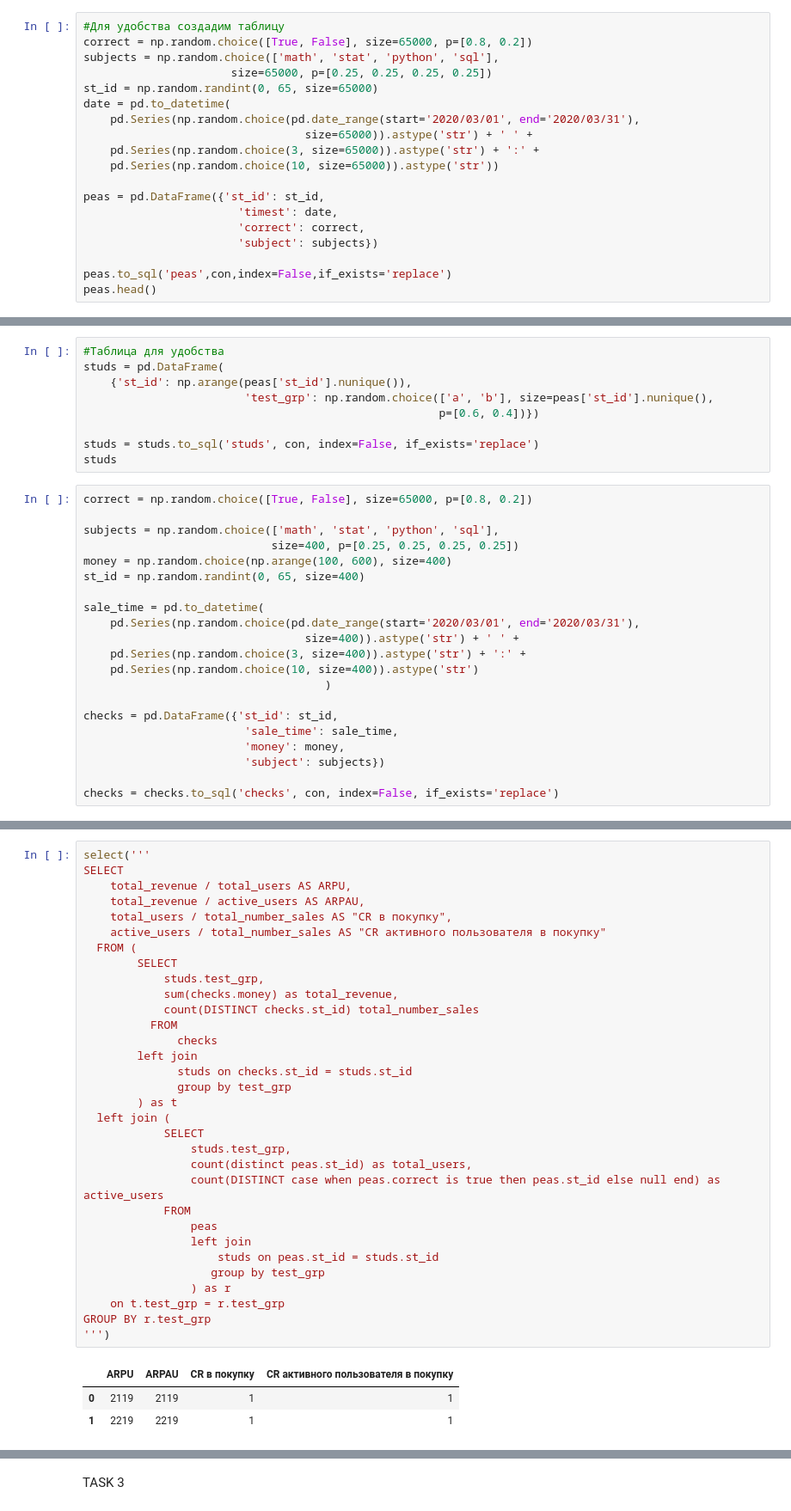
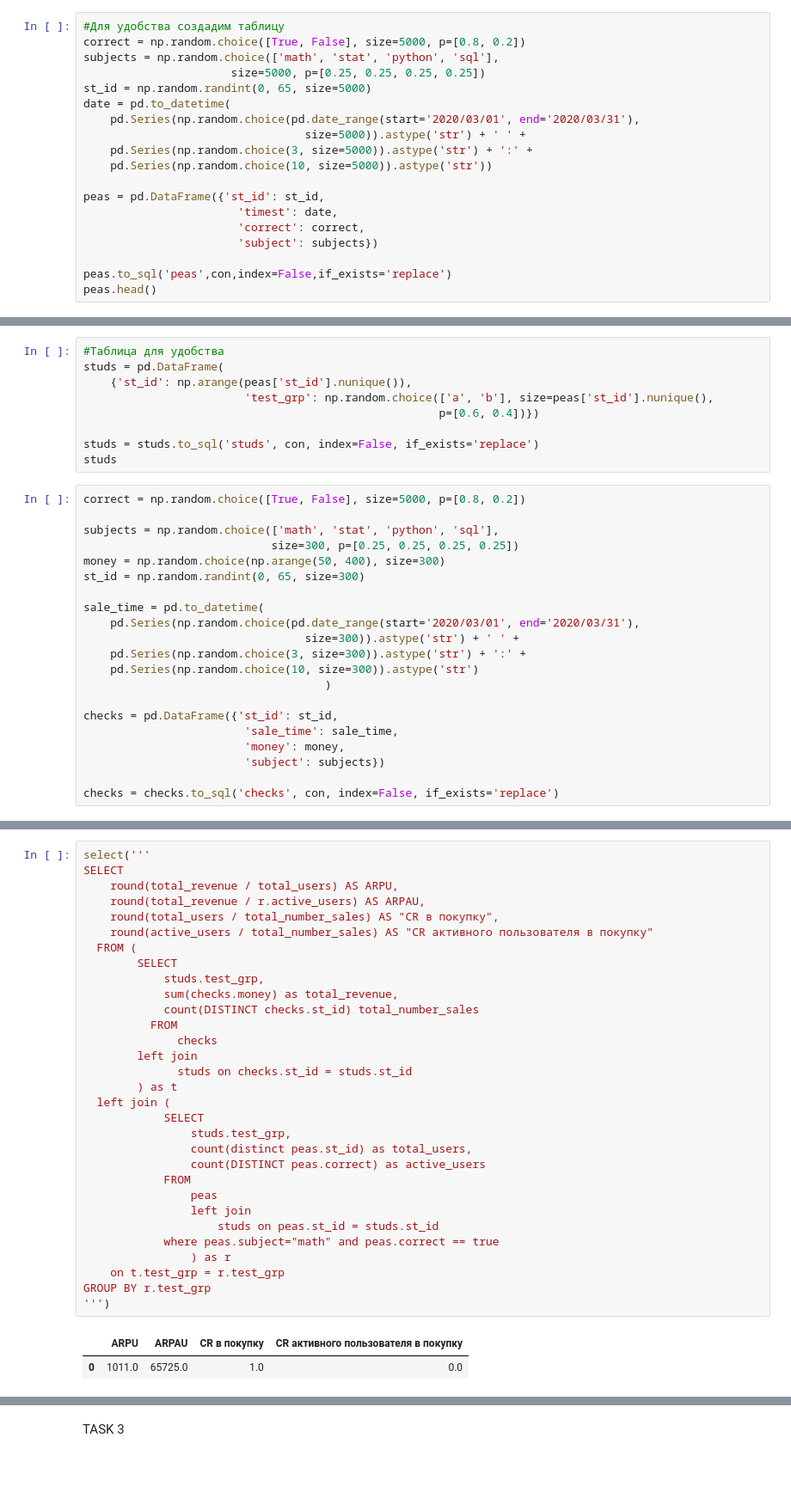
Before and after one commit to Graffeev/k.c_final_project, a Jupyter notebook: final_project.ipynb, the cells around one changed output, grey strips where cells are left out. Shown: that part at 86% size. Cells and saved outputs as stored; diff of their text form; blank space fills up the shorter version.

```diff
--- a/final_project.ipynb
+++ b/final_project.ipynb
@@ -211,15 +213,15 @@ def select(sql):
 Назовём очень усердным учеником того пользователя, который хотя бы раз за текущий месяц правильно решил 20 горошин за час.
 # %%
 #Для удобства создадим таблицу
-correct = np.random.choice([True, False], size=65000, p=[0.8, 0.2])
+correct = np.random.choice([True, False], size=5000, p=[0.8, 0.2])
 subjects = np.random.choice(['math', 'stat', 'python', 'sql'],
-                      size=65000, p=[0.25, 0.25, 0.25, 0.25])
-st_id = np.random.randint(0, 65, size=65000)
+                      size=5000, p=[0.25, 0.25, 0.25, 0.25])
+st_id = np.random.randint(0, 65, size=5000)
 date = pd.to_datetime(
     pd.Series(np.random.choice(pd.date_range(start='2020/03/01', end='2020/03/31'),
-                                 size=65000)).astype('str') + ' ' +
-    pd.Series(np.random.choice(3, size=65000)).astype('str') + ':' +
-    pd.Series(np.random.choice(10, size=65000)).astype('str'))
+                                 size=5000)).astype('str') + ' ' +
+    pd.Series(np.random.choice(3, size=5000)).astype('str') + ':' +
+    pd.Series(np.random.choice(10, size=5000)).astype('str'))
 
 peas = pd.DataFrame({'st_id': st_id,
                        'timest': date,
@@ -276,18 +284,18 @@ studs = pd.DataFrame(
 studs = studs.to_sql('studs', con, index=False, if_exists='replace')
 studs
 # %%
-correct = np.random.choice([True, False], size=65000, p=[0.8, 0.2])
+correct = np.random.choice([True, False], size=5000, p=[0.8, 0.2])
 
 subjects = np.random.choice(['math', 'stat', 'python', 'sql'],
-                            size=400, p=[0.25, 0.25, 0.25, 0.25])
-money = np.random.choice(np.arange(100, 600), size=400)
-st_id = np.random.randint(0, 65, size=400)
+                            size=300, p=[0.25, 0.25, 0.25, 0.25])
+money = np.random.choice(np.arange(50, 400), size=300)
+st_id = np.random.randint(0, 65, size=300)
 
 sale_time = pd.to_datetime(
     pd.Series(np.random.choice(pd.date_range(start='2020/03/01', end='2020/03/31'),
-                                 size=400)).astype('str') + ' ' +
-    pd.Series(np.random.choice(3, size=400)).astype('str') + ':' +
-    pd.Series(np.random.choice(10, size=400)).astype('str')
+                                 size=300)).astype('str') + ' ' +
+    pd.Series(np.random.choice(3, size=300)).astype('str') + ':' +
+    pd.Series(np.random.choice(10, size=300)).astype('str')
                                     )
 
 checks = pd.DataFrame({'st_id': st_id,
@@ -315,36 +307,34 @@ select('''SELECT * FROM studs''')
 # %%
 select('''
 SELECT
-    total_revenue / total_users AS ARPU,
-    total_revenue / active_users AS ARPAU,
-    total_users / total_number_sales AS "CR в покупку",
-    active_users / total_number_sales AS "CR активного пользователя в покупку"
+    round(total_revenue / total_users) AS ARPU,
+    round(total_revenue / r.active_users) AS ARPAU,
+    round(total_users / total_number_sales) AS "CR в покупку",
+    round(active_users / total_number_sales) AS "CR активного пользователя в покупку"
   FROM (
         SELECT
             studs.test_grp,
             sum(checks.money) as total_revenue,
             count(DISTINCT checks.st_id) total_number_sales
           FROM
               checks
         left join
               studs on checks.st_id = studs.st_id
-              group by test_grp
         ) as t
   left join (
             SELECT
                 studs.test_grp,
                 count(distinct peas.st_id) as total_users,
-                count(DISTINCT case when peas.correct is true then peas.st_id else null end) as active_users
+                count(DISTINCT peas.correct) as active_users
             FROM
                 peas
                 left join
                     studs on peas.st_id = studs.st_id
-                   group by test_grp
+            where peas.subject="math" and peas.correct == true
                 ) as r
     on t.test_grp = r.test_grp
 GROUP BY r.test_grp
 ''')
 # %% [output]
 |  | ARPU | ARPAU | CR в покупку | CR активного пользователя в покупку |
-| 0 | 2119 | 2119 | 1 | 1 |
-| 1 | 2219 | 2219 | 1 | 1 |
+| 0 | 1011.0 | 65725.0 | 1.0 | 0.0 |
```
Also changed, not shown: parts of 10 cells of this notebook.
